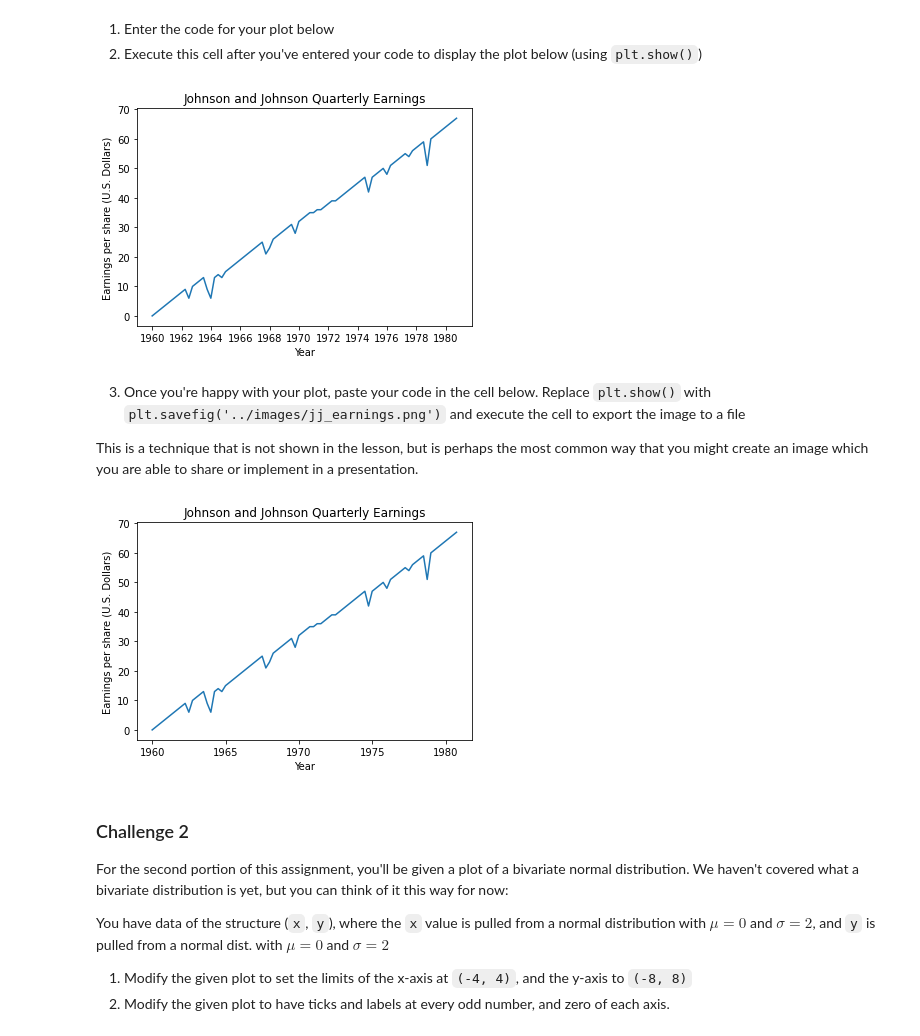
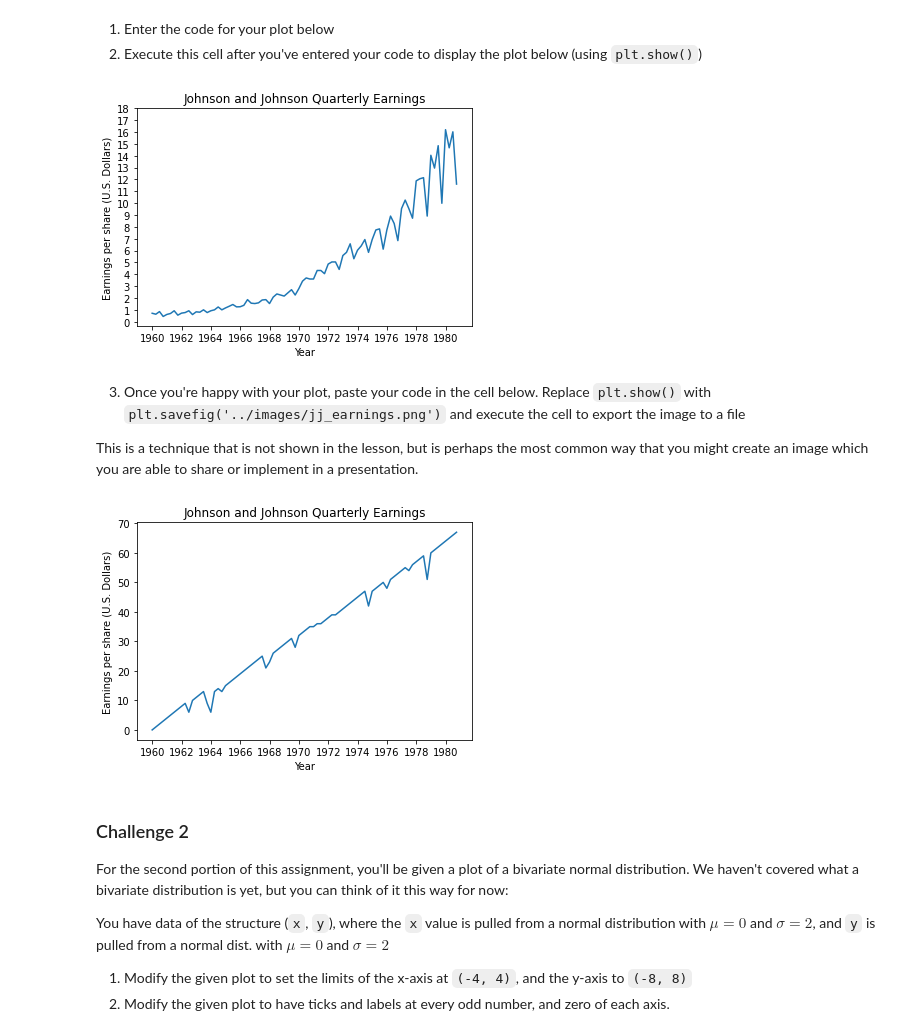
Before and after one commit to timchilders/ds-precourse-axes, a Jupyter notebook: notebooks/axes.ipynb, the cells around one changed output. Saved outputs shown, nothing was run; the diff lists cells and outputs as text; code cells hidden in the pictures.

```diff
--- a/notebooks/axes.ipynb
+++ b/notebooks/axes.ipynb
@@ -72,36 +72,37 @@ earnings= '''
 0.92  1.00  1.24  1.00
 1.16  1.30  1.45  1.25
 1.26  1.38  1.86  1.56
 1.53  1.59  1.83  1.86
 1.53  2.07  2.34  2.25
 2.16  2.43  2.70  2.25
 2.79  3.42  3.69  3.60
 3.60  4.32  4.32  4.05
 4.86  5.04  5.04  4.41
 5.58  5.85  6.57  5.31
 6.03  6.39  6.93  5.85
 6.93  7.74  7.83  6.12
 7.74  8.91  8.28  6.84
 9.54 10.26  9.54  8.73
 11.88 12.06 12.15  8.91
 14.04 12.96 14.85  9.99
 16.20 14.67 16.02 11.61
 '''
 earnings = earnings.split()
 # Format the data into a usable format below:
 time = np.linspace(1960,1981,84,endpoint=False)
-eps = np.array(earnings)
+eps = np.array(earnings, dtype='float')
 
 plt.figure()
 plt.plot(time,eps)
-plt.yscale('linear')
+#plt.yscale('linear')
 plt.title('Johnson and Johnson Quarterly Earnings')
 plt.xticks(range(1960,1981,2))
+plt.yticks(np.arange(19))
 plt.xlabel('Year')
 plt.ylabel('Earnings per share (U.S. Dollars)')
 plt.show()
 # %% [output]
-[figure, old version]
+[figure, new version]
 # %% [markdown]
 3. Once you're happy with your plot, paste your code in the cell below. Replace `plt.show()` with `plt.savefig('../images/jj_earnings.png')` and execute the cell to export the image to a file
 
@@ -112,11 +113,13 @@ plt.figure()
 plt.plot(time,eps)
 plt.yscale('linear')
 plt.title('Johnson and Johnson Quarterly Earnings')
+plt.xticks(range(1960,1981,2))
+
 plt.xlabel('Year')
 plt.ylabel('Earnings per share (U.S. Dollars)')
 plt.savefig('../images/jj_earnings.png')
 # %% [output]
-[figure, old version]
+[figure, new version]
 # %% [markdown]
 ### Challenge 2
 
```
Also changed, not shown: parts of 2 cells of this notebook, 2 other files.
